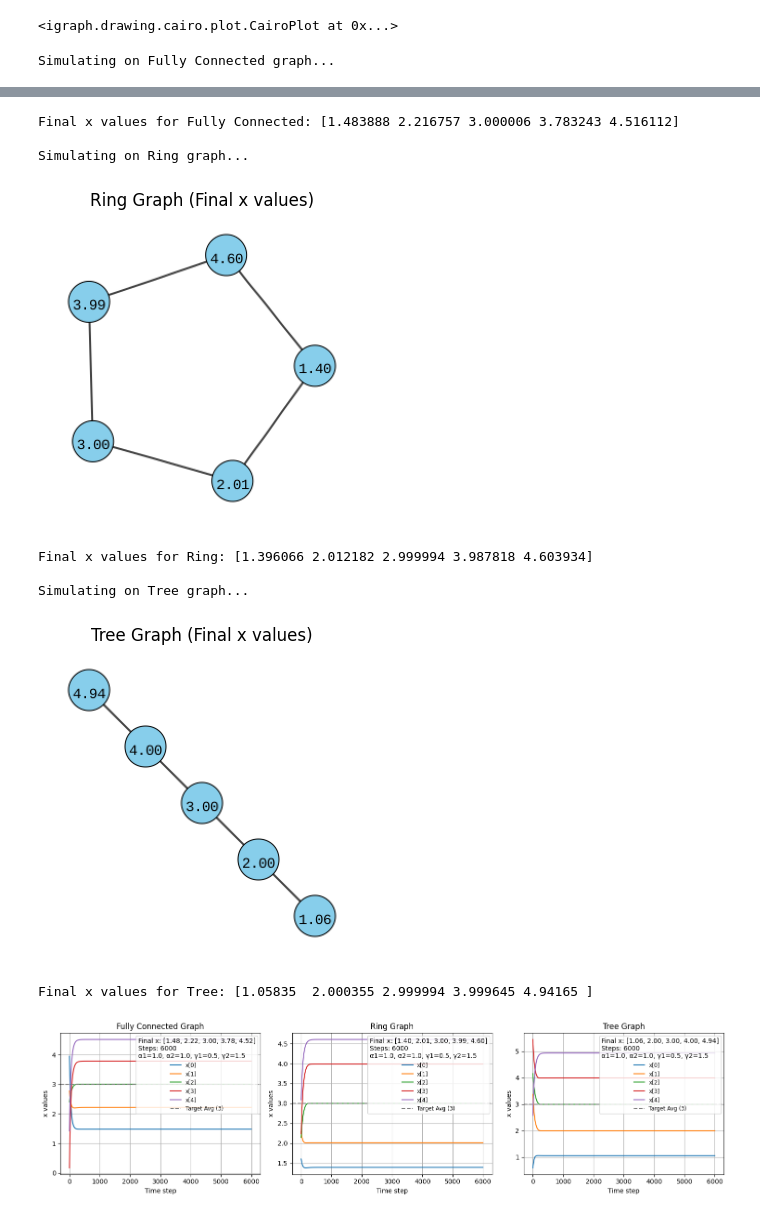
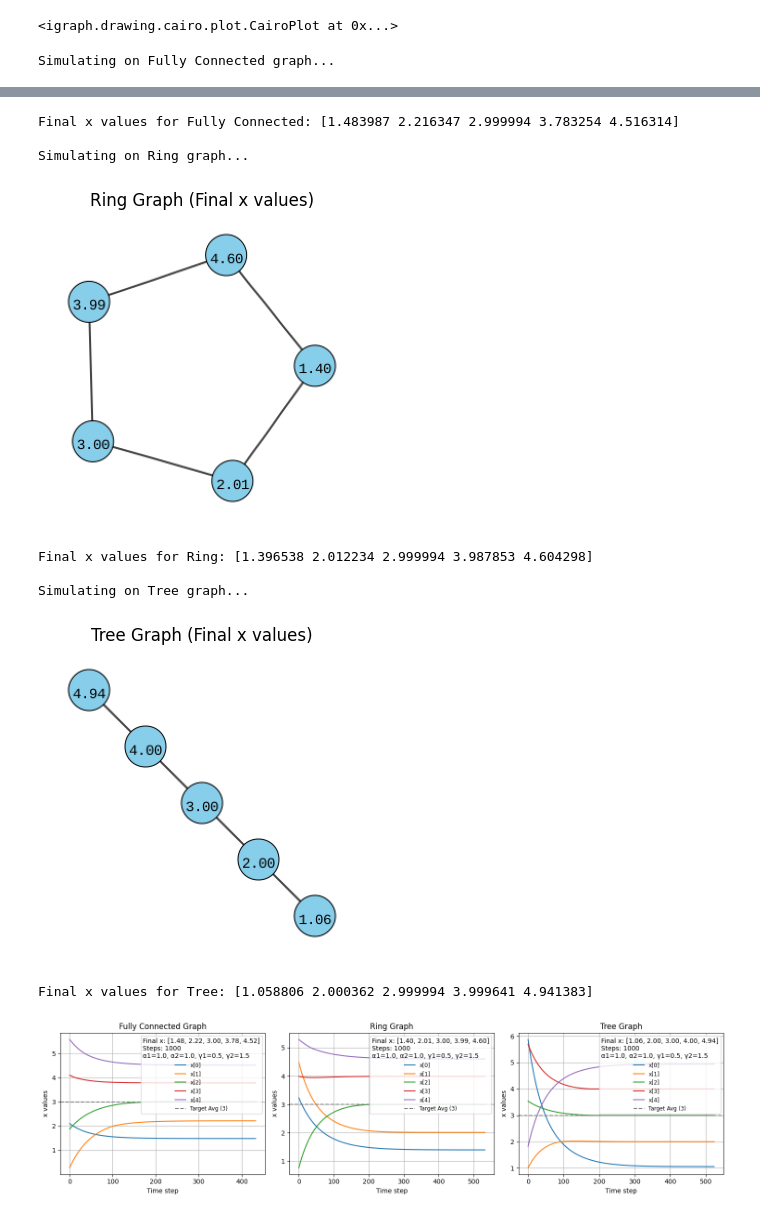
Before and after one commit to vadhri/distributed-optimization, a Jupyter notebook: core_methods/continous_fixed_time_dgd.ipynb, the cells around one changed output, grey strips where cells are left out. Drawn from its saved outputs; the diff is of its cells as text; code cells hidden in the pictures.

```diff
--- a/core_methods/continous_fixed_time_dgd.ipynb
+++ b/core_methods/continous_fixed_time_dgd.ipynb
@@ -94,7 +94,7 @@ a = np.array([1, 2, 3, 4, 5], dtype=float)
 alpha1, alpha2 = 1.0, 1.0
 gamma1, gamma2 = 0.5, 1.5
 dt = 0.005
-steps = 6000
+steps = 1000
 
 def metropolis_weights(g):
     degrees = g.degree()
@@ -121,6 +121,8 @@ def simulate_consensus(g, graph_name):
             x_next[i] += dt * dx
         x = x_next
         history.append(x.copy())
+        if np.average(np.std(history[-10:], axis=0)) < 1e-5:
+          break
     history = np.array(history)
     final_vals = x.round(6)
 
@@ -164,34 +166,34 @@ for name, graph in graphs.items():
     h, f = simulate_consensus(graph, name)
     histories[name] = h
     final_vals[name] = f
     print()
 
 # Plot convergence curves with final x and params in legend
 plt.figure(figsize=(15, 4))
 for i, (name, history) in enumerate(histories.items()):
     plt.subplot(1, 3, i+1)
     for node in range(n):
         plt.plot(history[:, node], label=f"x[{node}]")
     plt.axhline(3, color='gray', linestyle='--', label='Target Avg (3)')
     plt.title(f"{name} Graph")
     plt.xlabel("Time step")
     plt.ylabel("x values")
     plt.grid(True)
     final_str = ', '.join([f"{v:.2f}" for v in final_vals[name]])
     plt.legend(title=f"Final x: [{final_str}]\nSteps: {steps}\nα1={alpha1}, α2={alpha2}, γ1={gamma1}, γ2={gamma2}",
                fontsize='small', loc='upper right')
 plt.tight_layout()
 plt.show()
 # %% [output]
 Simulating on Fully Connected graph...
 [figure]
-Final x values for Fully Connected: [1.483888 2.216757 3.000006 3.783243 4.516112]
+Final x values for Fully Connected: [1.483987 2.216347 2.999994 3.783254 4.516314]
 
 Simulating on Ring graph...
 [figure]
-Final x values for Ring: [1.396066 2.012182 2.999994 3.987818 4.603934]
+Final x values for Ring: [1.396538 2.012234 2.999994 3.987853 4.604298]
 
 Simulating on Tree graph...
 [figure]
-Final x values for Tree: [1.05835  2.000355 2.999994 3.999645 4.94165 ]
+Final x values for Tree: [1.058806 2.000362 2.999994 3.999641 4.941383]
-[figure, old version]
+[figure, new version]
```
Also changed, not shown: parts of 1 cell of this notebook.
